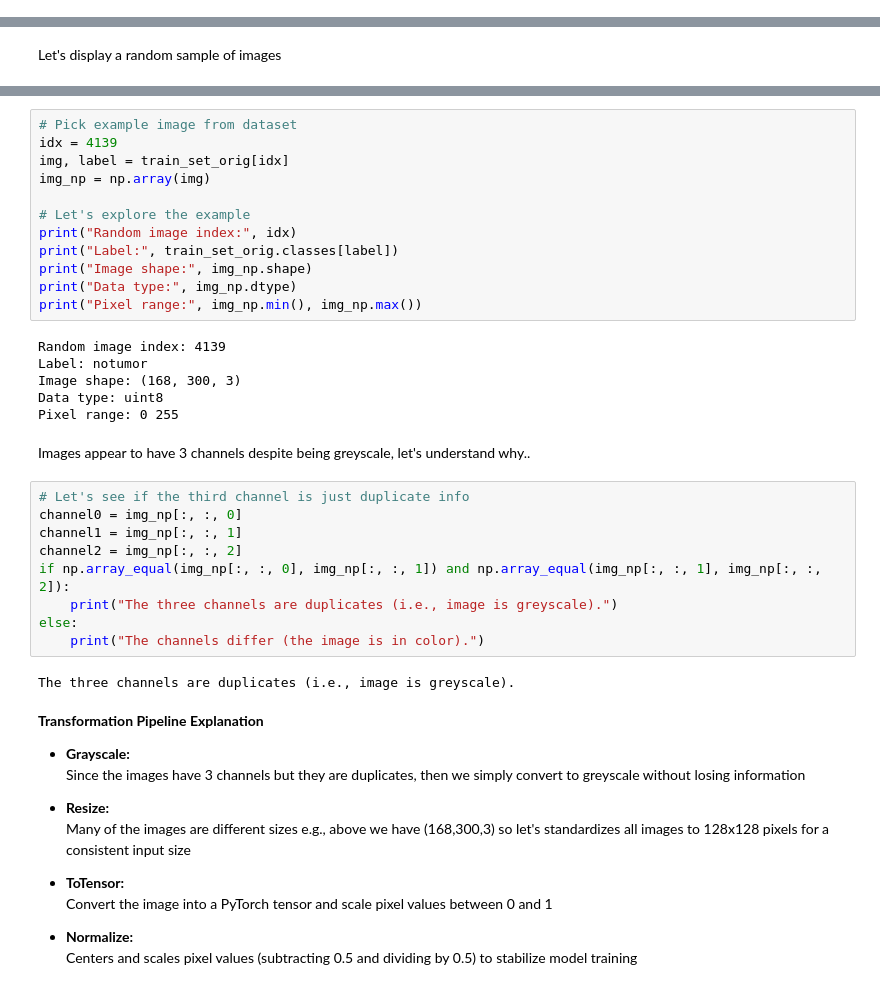
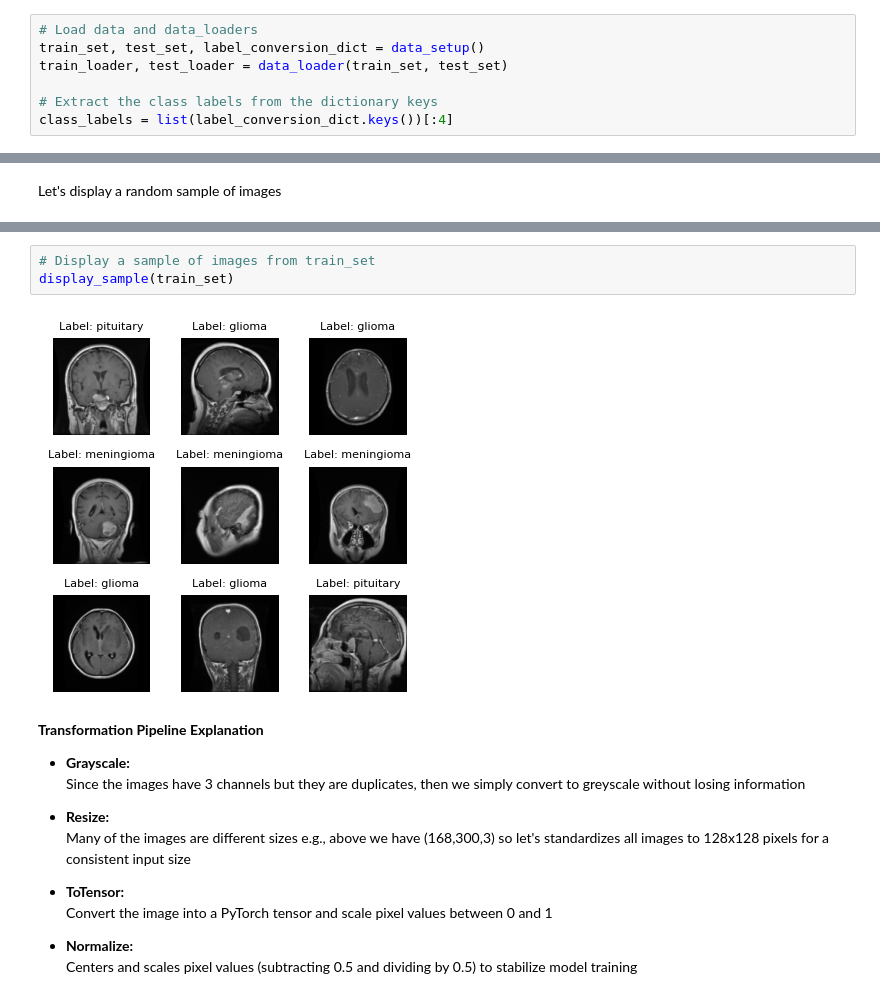
Before and after one commit to bengriffin3/brainnet-medical-imaging, a Jupyter notebook: notebooks/01_EDA_and_Preprocessing.ipynb, the cells around one changed output, grey strips where cells are left out. Cells and saved outputs as stored; diff of their text form.

```diff
--- a/notebooks/01_EDA_and_Preprocessing.ipynb
+++ b/notebooks/01_EDA_and_Preprocessing.ipynb
@@ -33,0 +24,7 @@ Dataset directory contents: ['Training', 'Testing']
+# %%
+# Load data and data_loaders
+train_set, test_set, label_conversion_dict = data_setup()
+train_loader, test_loader = data_loader(train_set, test_set)
+
+# Extract the class labels from the dictionary keys
+class_labels = list(label_conversion_dict.keys())[:4]
@@ -55,34 +41,8 @@ plt.show()
-# %%
-# Pick example image from dataset
-idx = 4139
-img, label = train_set_orig[idx]
-img_np = np.array(img)
-
-# Let's explore the example
-print("Random image index:", idx)
-print("Label:", train_set_orig.classes[label])
-print("Image shape:", img_np.shape)
-print("Data type:", img_np.dtype)
-print("Pixel range:", img_np.min(), img_np.max())
-# %% [output]
-Random image index: 4139
-Label: notumor
-Image shape: (168, 300, 3)
-Data type: uint8
-Pixel range: 0 255
-# %% [markdown]
-Images appear to have 3 channels despite being greyscale, let's understand why..
-# %%
-# Let's see if the third channel is just duplicate info
-channel0 = img_np[:, :, 0]
-channel1 = img_np[:, :, 1]
-channel2 = img_np[:, :, 2]
-if np.array_equal(img_np[:, :, 0], img_np[:, :, 1]) and np.array_equal(img_np[:, :, 1], img_np[:, :, 2]):
-    print("The three channels are duplicates (i.e., image is greyscale).")
-else:
-    print("The channels differ (the image is in color).")
-# %% [output]
-The three channels are duplicates (i.e., image is greyscale).
+# %%
+# Display a sample of images from train_set
+display_sample(train_set)
+# %% [output]
+[figure, added]
 # %% [markdown]
 **Transformation Pipeline Explanation**
 
```
Also changed, not shown: parts of 16 cells of this notebook, 13 other files.
